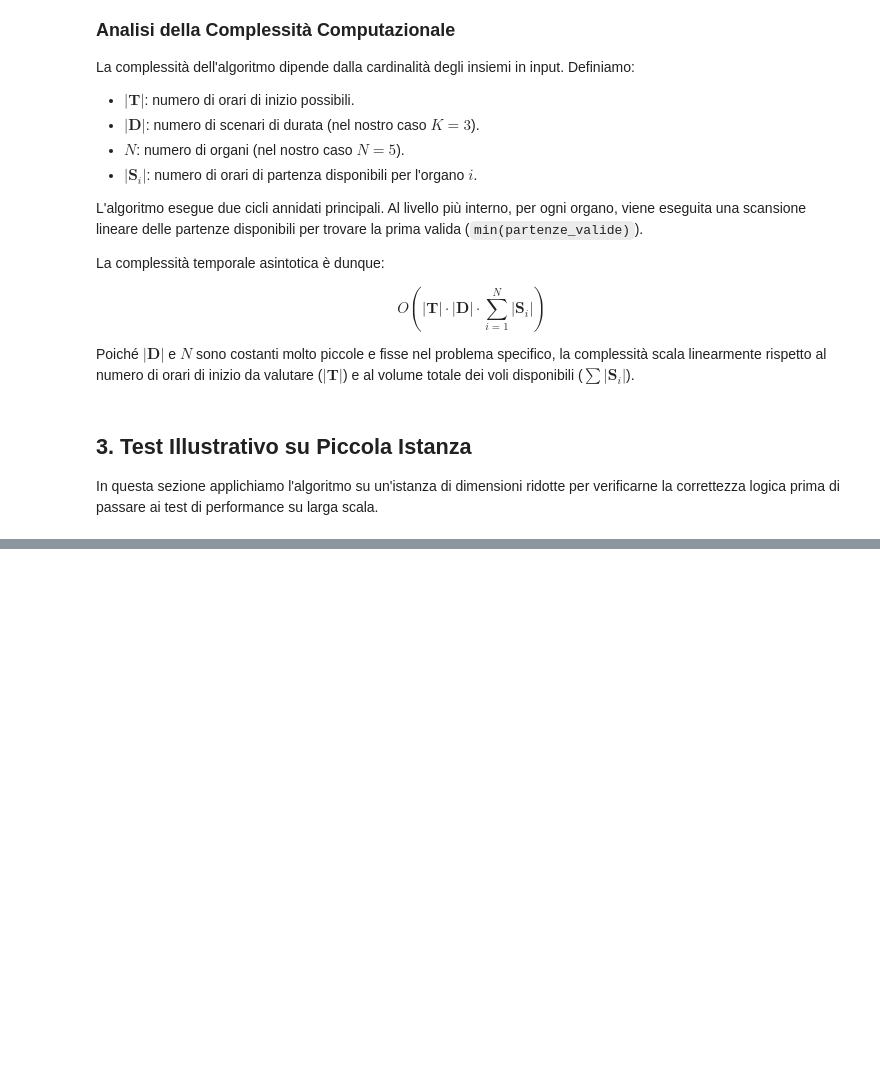
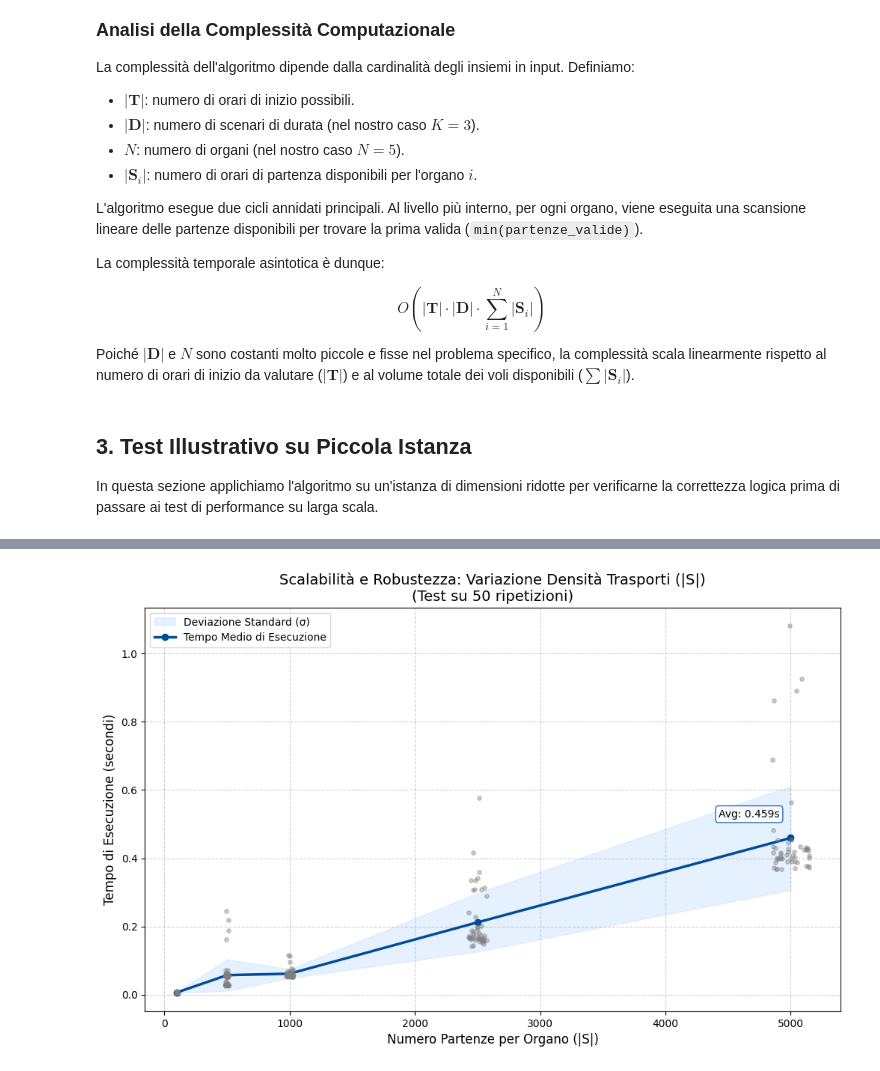
Before and after one commit to micheleguidaa/robust-organ-scheduler, a Jupyter notebook: robust_organ_scheduler.ipynb, the cells around one changed output, grey strips where cells are left out. Saved outputs shown, nothing was run; the diff lists cells and outputs as text; code cells hidden in the pictures; blank space fills up the shorter version.

```diff
--- a/robust_organ_scheduler.ipynb
+++ b/robust_organ_scheduler.ipynb
@@ -383,0 +603,53 @@ KeyboardInterrupt:
+# %%
+import matplotlib.pyplot as plt
+import numpy as np
+
+# --- 1. ELABORAZIONE DATI PER IL PLOT S (Esperimento B) ---
+# Assicurati che 'risultati_raw_S' sia stato calcolato nella cella precedente
+sizes = sorted(risultati_raw_S.keys())
+means = [np.mean(risultati_raw_S[s]) for s in sizes]
+std_devs = [np.std(risultati_raw_S[s]) for s in sizes]
+
+x = np.array(sizes)
+y = np.array(means)
+e = np.array(std_devs)
+
+# --- 2. DISEGNO DEL GRAFICO (STILE BLU) ---
+plt.figure(figsize=(12, 7))
+
+# A. Area Deviazione Standard (Blu Chiaro)
+# Rappresenta la stabilità dell'algoritmo
+plt.fill_between(x, y - e, y + e, color='#cce5ff', alpha=0.5, label='Deviazione Standard (σ)')
+
+# B. Linea della Media (Blu Scuro)
+# Rappresenta il trend di crescita principale
+plt.plot(x, y, color='#004c99', linewidth=2.5, marker='o', label='Tempo Medio di Esecuzione')
+
+# C. Plot dei singoli punti (Scatter) con Jitter
+# Aggiungiamo i dati grezzi per uniformità con il grafico dell'Esperimento A
+for s in sizes:
+    y_points = risultati_raw_S[s]
+    # Jitter orizzontale (3% del valore x) per evitare sovrapposizioni
+    jitter_amount = s * 0.03
+    x_scatter = [s + np.random.uniform(-jitter_amount, jitter_amount) for _ in range(len(y_points))]
+    plt.scatter(x_scatter, y_points, color='gray', alpha=0.4, s=15, zorder=2)
+
+# D. Decorazioni
+plt.title(f"Scalabilità e Robustezza: Variazione Densità Trasporti (|S|)\n(Test su {NUM_REPETITIONS} ripetizioni)", fontsize=14)
+plt.xlabel("Numero Partenze per Organo (|S|)", fontsize=12)
+plt.ylabel("Tempo di Esecuzione (secondi)", fontsize=12)
+plt.grid(True, linestyle='--', alpha=0.6)
+plt.legend(loc='upper left')
+
+# E. Annotazione finale
+final_mean = y[-1]
+plt.annotate(f"Avg: {final_mean:.3f}s",
+             (x[-1], final_mean),
+             textcoords="offset points",
+             xytext=(-40, 20),
+             ha='center',
+             bbox=dict(boxstyle="round,pad=0.3", fc="white", ec="#004c99", alpha=0.8))
+
+plt.show()
+# %% [output]
+[figure, added]
```
Also changed, not shown: parts of 12 cells of this notebook.
